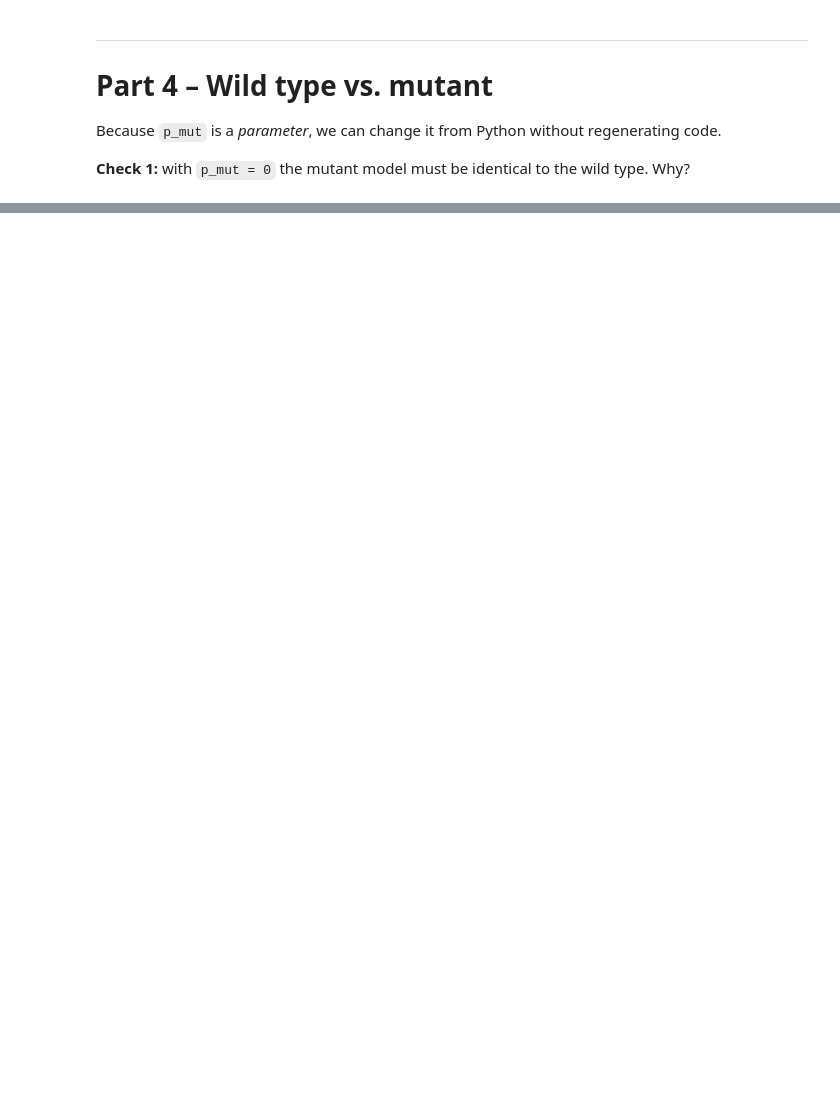
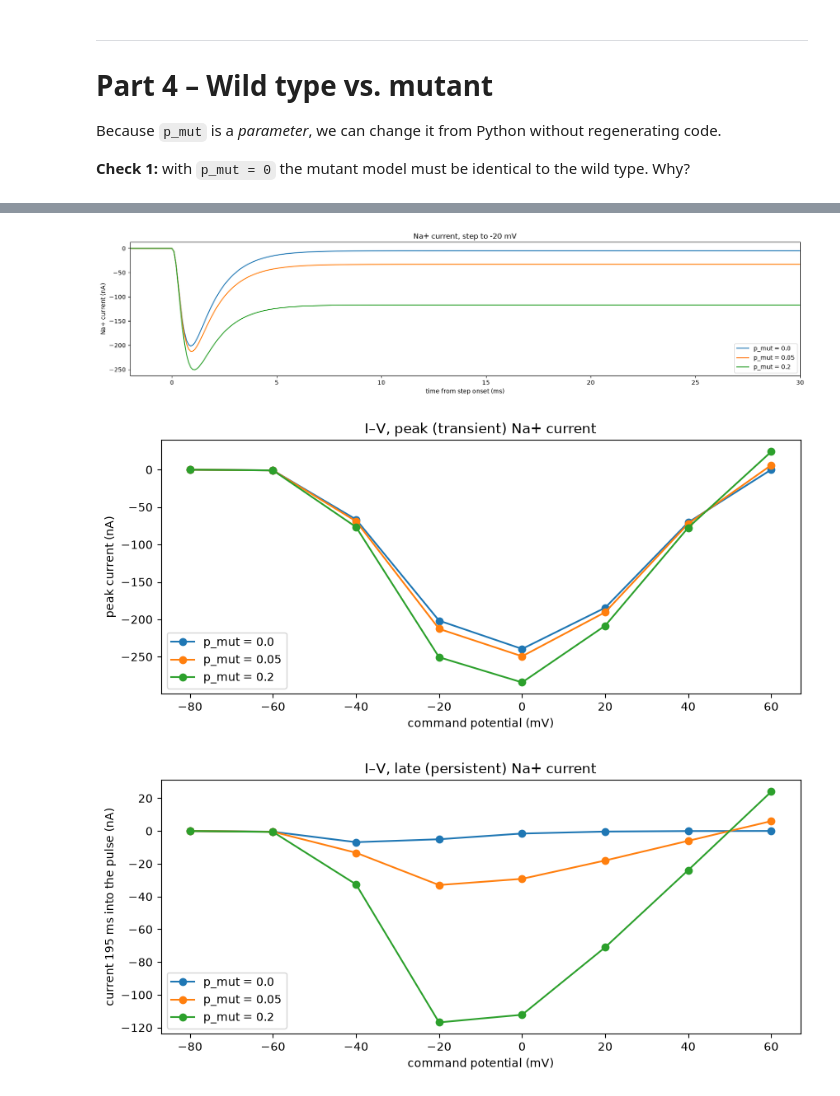
Before and after one commit to francescodesantis/ataxia13_hh_model, a Jupyter notebook: 4_hh_NESTML.ipynb, the cells around one changed output, grey strips where cells are left out. Saved outputs shown, nothing was run; the diff lists cells and outputs as text; code cells hidden in the pictures; blank space fills up the shorter version.

```diff
--- a/4_hh_NESTML.ipynb
+++ b/4_hh_NESTML.ipynb
@@ -239,0 +505,70 @@ plt.show()
+# %%
+V_hold, V_pre = -80., -100.                    # mV
+t_hold, t_pre, t_step, t_tail = 100., 30., 200., 50.   # ms
+V_steps = np.arange(-80., 61., 20.)            # mV
+t_read = 195.                                  # ms into the pulse (late, "persistent" current)
+
+plt.figure(figsize=(20, 4))      # Na+ current during the step to -20 mV
+I_peak, I_late = {}, {}
+
+for p in [0.0, 0.05, 0.2]:
+
+    I_peak[p], I_late[p] = [], []
+
+    for V_step in V_steps:
+
+        nest.ResetKernel()
+        nest.set_verbosity("M_WARNING")
+        nest.Install(mut_module)
+
+        n = nest.Create(mut_model, params={"clamp_on": 1.0, "p_mut": p, "g_K": 0.})   # g_K = 0 blocks K+
+        mm = nest.Create("multimeter", params={"interval": 0.1, "record_from": ["I_Na", "I_NaMut"]})
+        nest.Connect(mm, n)
+
+        n.V_m = V_hold + 0.001
+        nest.Simulate(t_hold)
+        n.V_m = V_pre + 0.001
+        nest.Simulate(t_pre)
+        n.V_m = V_step + 0.001
+        nest.Simulate(t_step)
+        n.V_m = V_hold + 0.001
+        nest.Simulate(t_tail)
+
+        ev = mm.get("events")
+        t = ev["times"] - t_hold - t_pre                 # time from step onset
+        I = (ev["I_Na"] + ev["I_NaMut"]) / 1000.         # nA
+
+        I_peak[p].append(I[(t > 0) & (t <= t_step)].min())   # inward = negative
+        I_late[p].append(I[np.argmin(np.abs(t - t_read))])
+
+        if V_step == -20.:
+            plt.plot(t, I, label=f"p_mut = {p}")
+
+plt.xlim(-2., 30.)
+plt.xlabel("time from step onset (ms)")
+plt.ylabel("Na+ current (nA)")
+plt.legend()
+plt.title("Na+ current, step to -20 mV")
+plt.show()
+
+plt.figure(figsize=(10, 4))
+for p in I_peak:
+    plt.plot(V_steps, I_peak[p], "o-", label=f"p_mut = {p}")
+plt.xlabel("command potential (mV)")
+plt.ylabel("peak current (nA)")
+plt.legend()
+plt.title("I–V, peak (transient) Na+ current")
+plt.show()
+
+plt.figure(figsize=(10, 4))
+for p in I_late:
+    plt.plot(V_steps, I_late[p], "o-", label=f"p_mut = {p}")
+plt.xlabel("command potential (mV)")
+plt.ylabel("current 195 ms into the pulse (nA)")
+plt.legend()
+plt.title("I–V, late (persistent) Na+ current")
+plt.show()
+# %% [output]
+[figure, added]
+[figure, added]
+[figure, added]
```
Also changed, not shown: parts of 21 cells of this notebook, 3 other files.
